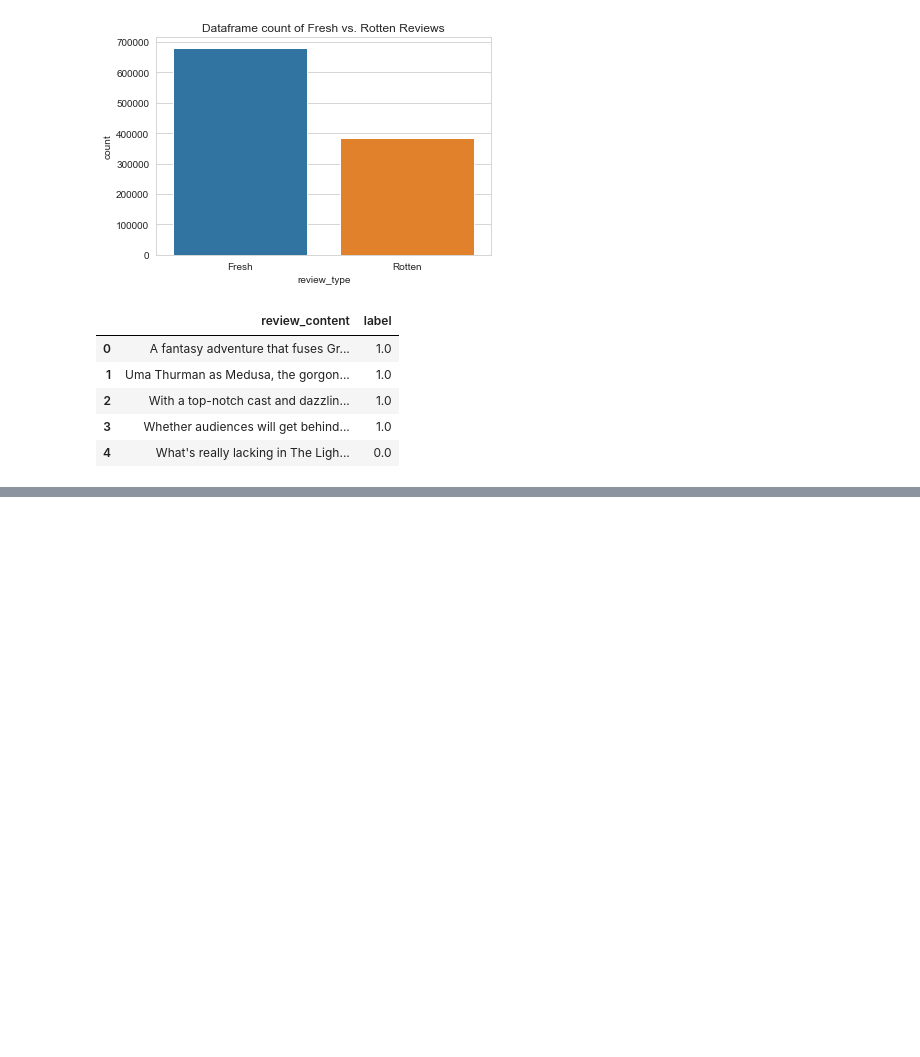
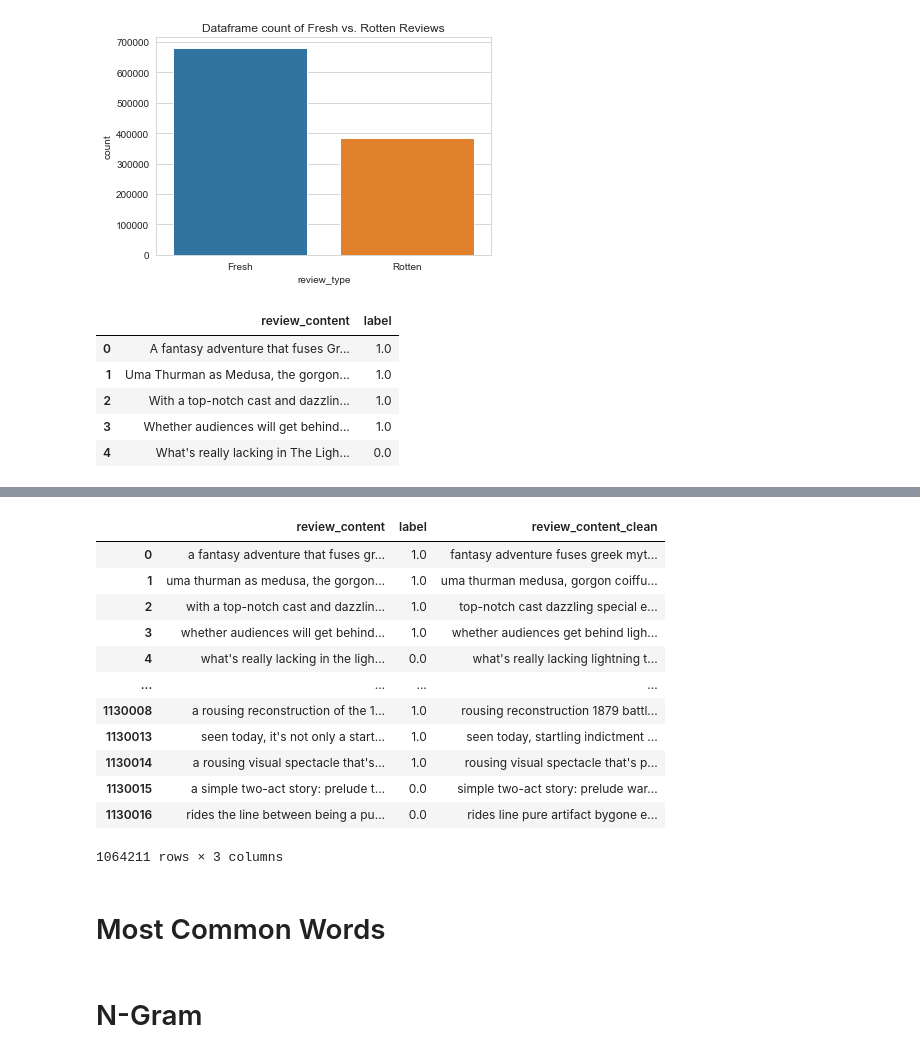
Before and after one commit to antoneev/66DaysOfData, a Jupyter notebook: NLP-TextComparison/Rotten Tomatoes.ipynb, the cells around one changed output, grey strips where cells are left out. Drawn from its saved outputs; the diff is of its cells as text; code cells hidden in the pictures; blank space fills up the shorter version.

```diff
--- a/NLP-TextComparison/Rotten Tomatoes.ipynb
+++ b/NLP-TextComparison/Rotten Tomatoes.ipynb
@@ -76,0 +109,4 @@ df.head()
+# %%
+# List of default punctuations
+punctuation = list(string.punctuation)
+punctuation
@@ -76,0 +131,31 @@ df.head()
+# %%
+stop.update(punctuation)
+# %%
+# Strip HTML
+def strip_html(text):
+    soup = BeautifulSoup(text, "html.parser")
+    return soup.get_text()
+
+#Removing the square brackets
+def remove_between_square_brackets(text):
+    return re.sub('\[[^]]*\]', '', text)
+
+# Removing URLs
+def remove_url(text):
+    return re.sub(r'http\S+', '', text)
+
+#Removing the stopwords and punctuation from text
+def remove_stopwords(text):
+    final_text = []
+    for i in text.split():
+        if i.strip().lower() not in stop:
+            final_text.append(i.strip())
+    return " ".join(final_text)
+
+#Removing the noisy text
+def denoise_text(text):
+    text = strip_html(text)
+    text = remove_between_square_brackets(text)
+    text = remove_url(text)
+    text = remove_stopwords(text)
+    return text
@@ -76,0 +178,24 @@ df.head()
+# %%
+# Apply function on text column
+df['review_content'] = df['review_content'].str.lower()
+df['review_content_clean'] = df['review_content'].apply(denoise_text)
+# %%
+df
+# %% [output]
+|  | review_content | label | review_content_clean |
+| 0 | a fantasy adventure that fuses gr... | 1.0 | fantasy adventure fuses greek myt... |
+| 1 | uma thurman as medusa, the gorgon... | 1.0 | uma thurman medusa, gorgon coiffu... |
+| 2 | with a top-notch cast and dazzlin... | 1.0 | top-notch cast dazzling special e... |
+| 3 | whether audiences will get behind... | 1.0 | whether audiences get behind ligh... |
+| 4 | what's really lacking in the ligh... | 0.0 | what's really lacking lightning t... |
+| ... | ... | ... | ... |
+| 1130008 | a rousing reconstruction of the 1... | 1.0 | rousing reconstruction 1879 battl... |
+| 1130013 | seen today, it's not only a start... | 1.0 | seen today, startling indictment ... |
+| 1130014 | a rousing visual spectacle that's... | 1.0 | rousing visual spectacle that's p... |
+| 1130015 | a simple two-act story: prelude t... | 0.0 | simple two-act story: prelude war... |
+| 1130016 | rides the line between being a pu... | 0.0 | rides line pure artifact bygone e... |
+1064211 rows × 3 columns
+# %% [markdown]
+# Most Common Words
+# %% [markdown]
+# N-Gram
```
Also changed, not shown: parts of 8 cells of this notebook.
